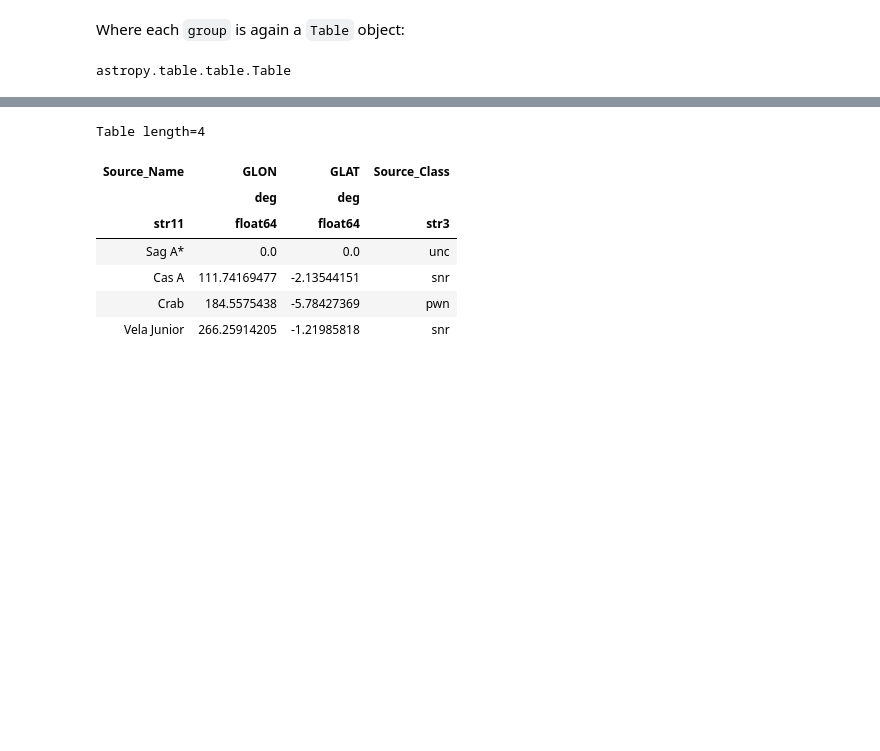
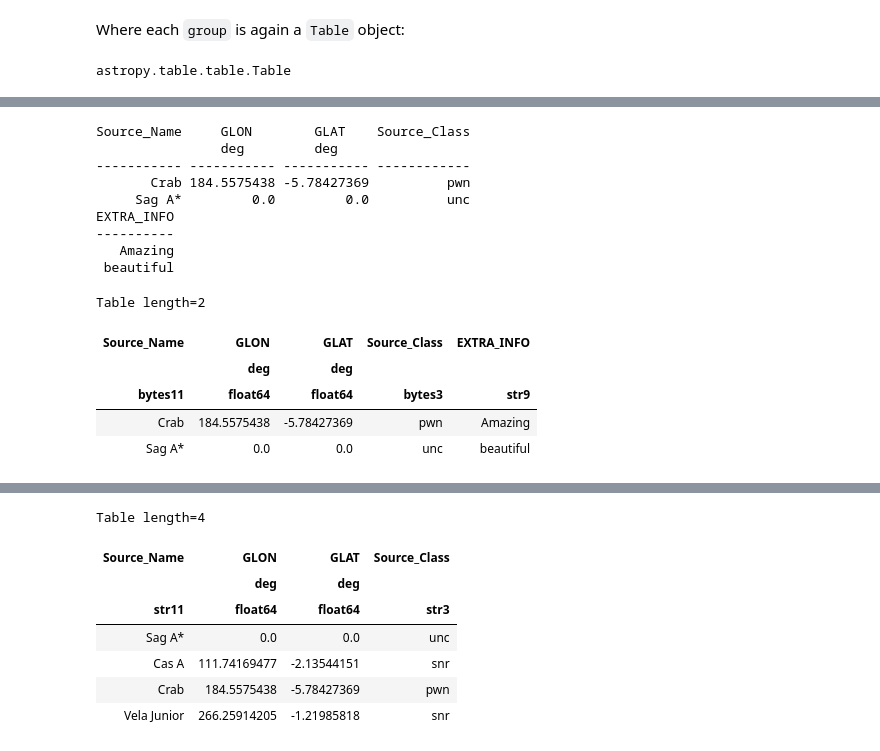
Before and after one commit to JouvinLea/Escape2022, a Jupyter notebook: astropy/astropy_hands_on.ipynb, the cells around one changed output, grey strips where cells are left out. Saved outputs shown, nothing was run; the diff lists cells and outputs as text; code cells hidden in the pictures; blank space fills up the shorter version.

```diff
--- a/astropy/astropy_hands_on.ipynb
+++ b/astropy/astropy_hands_on.ipynb
@@ -607,0 +638,26 @@ astropy.table.table.Table
+# %%
+# Horizontally stack tables
+from astropy.table import hstack
+table=Table.read('data/example.fits')
+table_1=table[0:2]
+table_2 = Table({'EXTRA_INFO': ["Amazing", "beautiful"]})
+print(table_1)
+print(table_2)
+hstack_table=hstack([table_1, table_2], join_type="outer")
+hstack_table
+# %% [output]
+Source_Name     GLON        GLAT    Source_Class
+                deg         deg
+----------- ----------- ----------- ------------
+       Crab 184.5575438 -5.78427369          pwn
+     Sag A*         0.0         0.0          unc
+EXTRA_INFO
+----------
+   Amazing
+ beautiful
+Table length=2
+| Source_Name | GLON | GLAT | Source_Class | EXTRA_INFO |
+|  | deg | deg |  |  |
+| bytes11 | float64 | float64 | bytes3 | str9 |
+| Crab | 184.5575438 | -5.78427369 | pwn | Amazing |
+| Sag A* | 0.0 | 0.0 | unc | beautiful |
```
Also changed, not shown: parts of 14 cells of this notebook.
